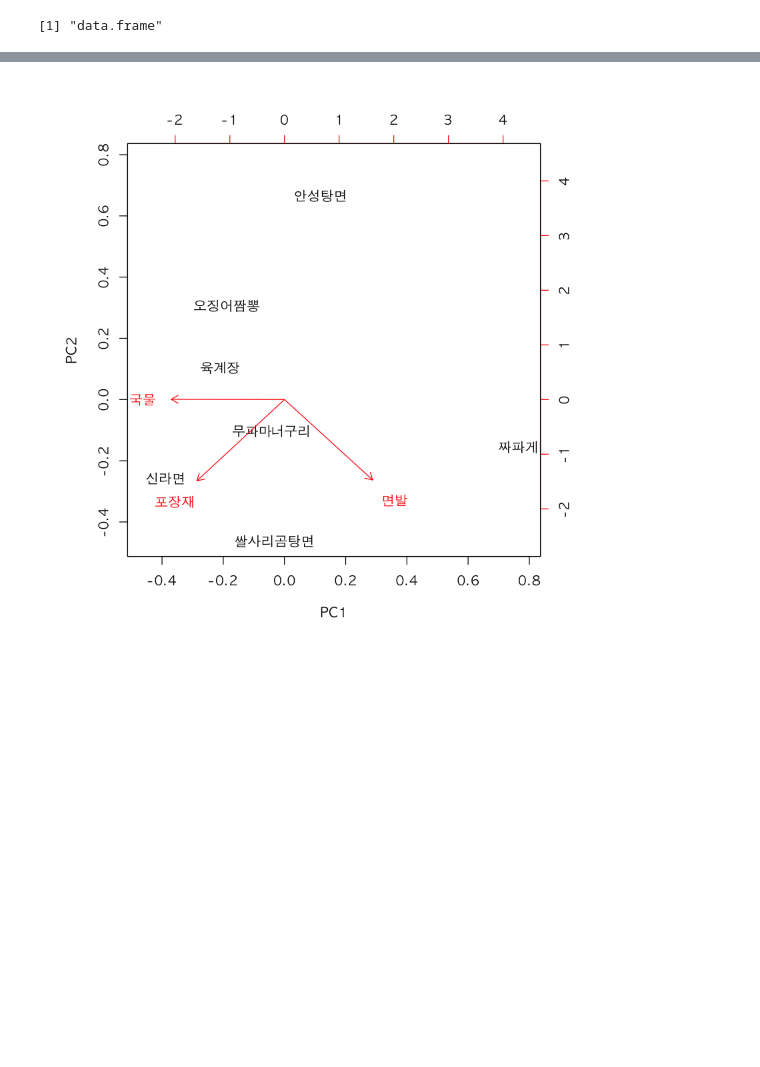
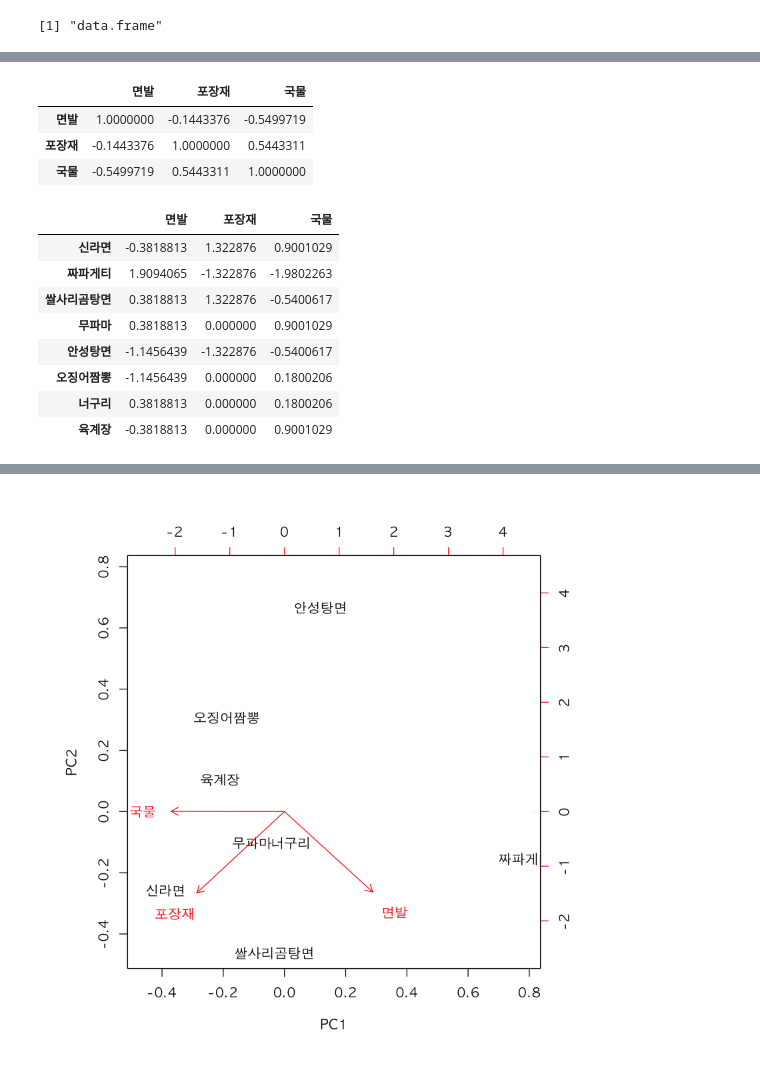
Before and after one commit to JeongYouYoung/R, a Jupyter notebook: 15. 주성분 분석.ipynb, the cells around one changed output, grey strips where cells are left out. Drawn from its saved outputs; the diff is of its cells as text; code cells hidden in the pictures; blank space fills up the shorter version.

```diff
--- a/15. 주성분 분석.ipynb
+++ b/15. 주성분 분석.ipynb
@@ -135,0 +125,3 @@ summary(ra2)
+# %%
+ra <- ra[, -1]
+ra
@@ -135,0 +138,18 @@ summary(ra2)
+# %%
+cor(ra)
+ra2 <- scale(ra)
+ra2
+# %% [output]
+|  | 면발 | 포장재 | 국물 |
+| 면발 | 1.0000000 | -0.1443376 | -0.5499719 |
+| 포장재 | -0.1443376 | 1.0000000 | 0.5443311 |
+| 국물 | -0.5499719 | 0.5443311 | 1.0000000 |
+|  | 면발 | 포장재 | 국물 |
+| 신라면 | -0.3818813 | 1.322876 | 0.9001029 |
+| 짜파게티 | 1.9094065 | -1.322876 | -1.9802263 |
+| 쌀사리곰탕면 | 0.3818813 | 1.322876 | -0.5400617 |
+| 무파마 | 0.3818813 | 0.000000 | 0.9001029 |
+| 안성탕면 | -1.1456439 | -1.322876 | -0.5400617 |
+| 오징어짬뽕 | -1.1456439 | 0.000000 | 0.1800206 |
+| 너구리 | 0.3818813 | 0.000000 | 0.1800206 |
+| 육계장 | -0.3818813 | 0.000000 | 0.9001029 |
```
Also changed, not shown: parts of 9 cells of this notebook.
